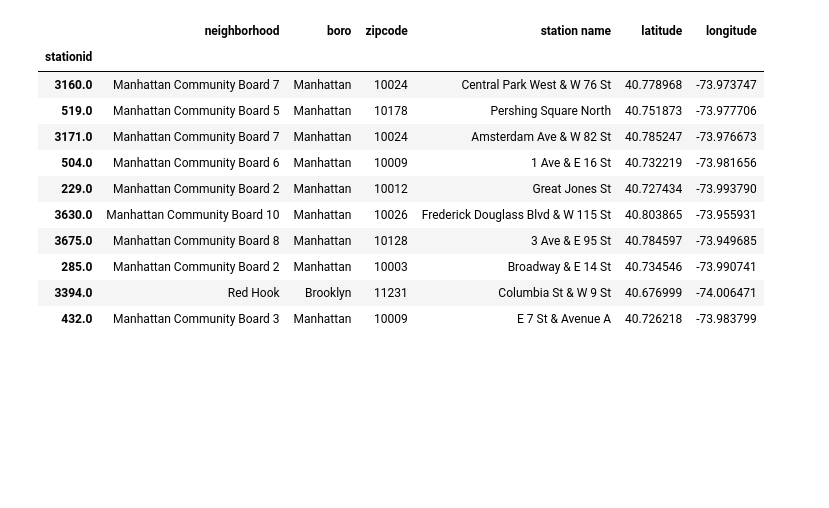
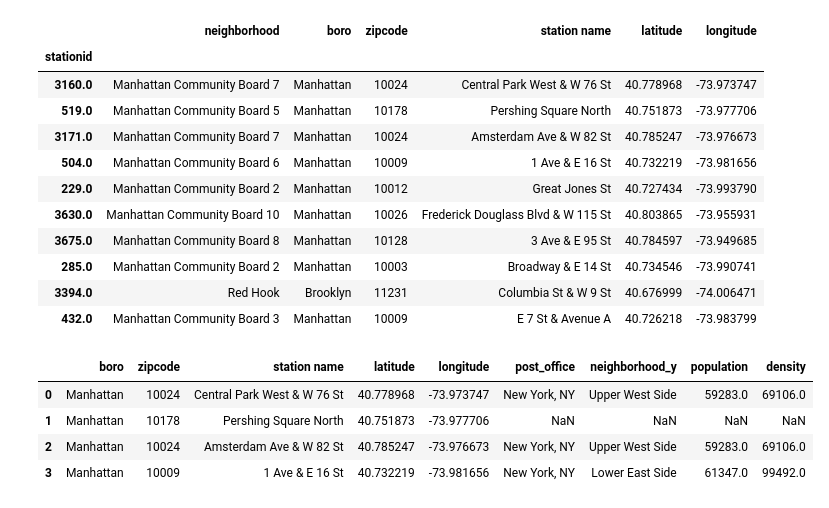
Before and after one commit to lukasschirren/nyc_bike_rental, a Jupyter notebook: Helen_JupyterWorkspace.ipynb, the cells around one changed output. Cells and saved outputs as stored; diff of their text form; code cells hidden in the pictures; blank space fills up the shorter version.

```diff
--- a/Helen_JupyterWorkspace.ipynb
+++ b/Helen_JupyterWorkspace.ipynb
@@ -603 +618,9 @@ dfstations.head(10)
+# %%
+merged_dfstations.iloc[:4]
+# %% [output]
+|  | boro | zipcode | station name | latitude | longitude | post_office | neighborhood_y | population | density |
+| 0 | Manhattan | 10024 | Central Park West & W 76 St | 40.778968 | -73.973747 | New York, NY | Upper West Side | 59283.0 | 69106.0 |
+| 1 | Manhattan | 10178 | Pershing Square North | 40.751873 | -73.977706 | NaN | NaN | NaN | NaN |
+| 2 | Manhattan | 10024 | Amsterdam Ave & W 82 St | 40.785247 | -73.976673 | New York, NY | Upper West Side | 59283.0 | 69106.0 |
+| 3 | Manhattan | 10009 | 1 Ave & E 16 St | 40.732219 | -73.981656 | New York, NY | Lower East Side | 61347.0 | 99492.0 |
 # %%
```
Also changed, not shown: parts of 5 cells of this notebook, 1 other file.
